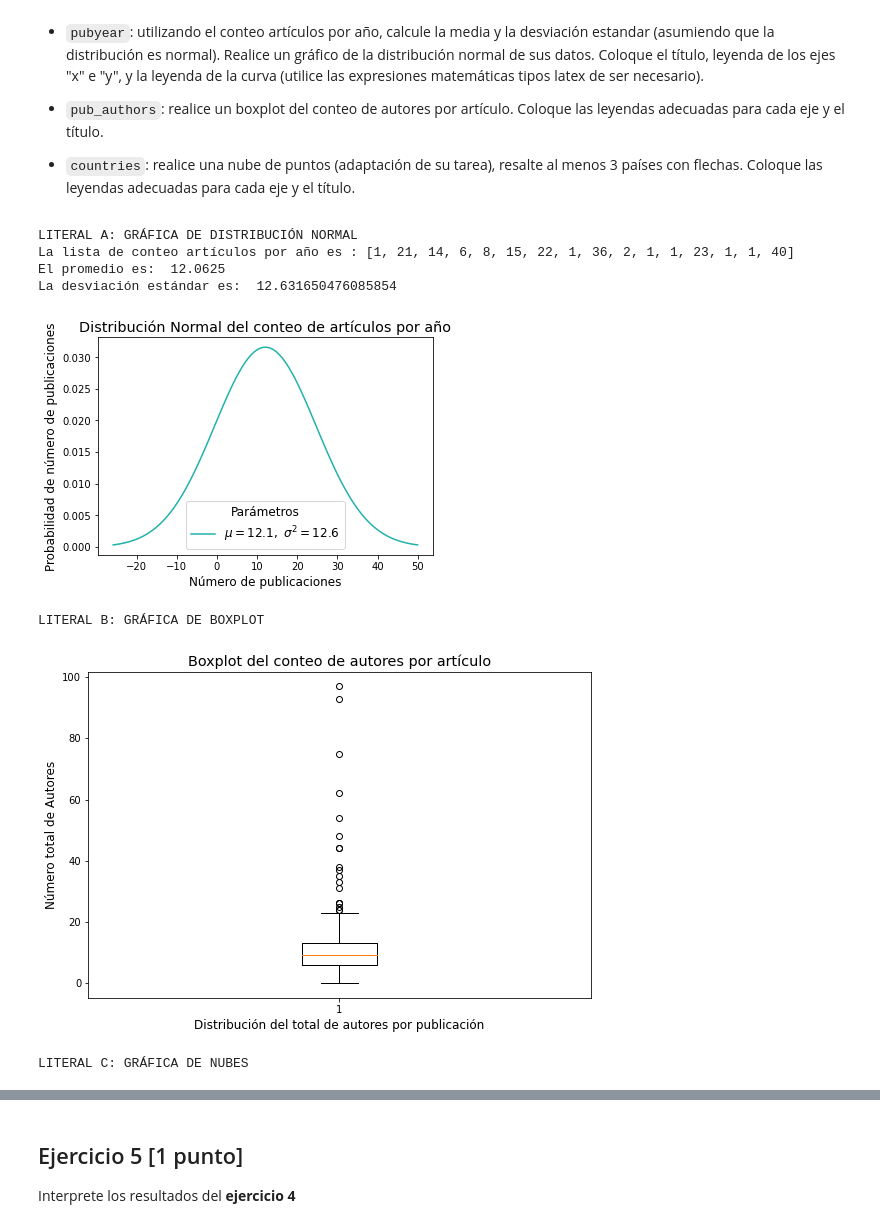
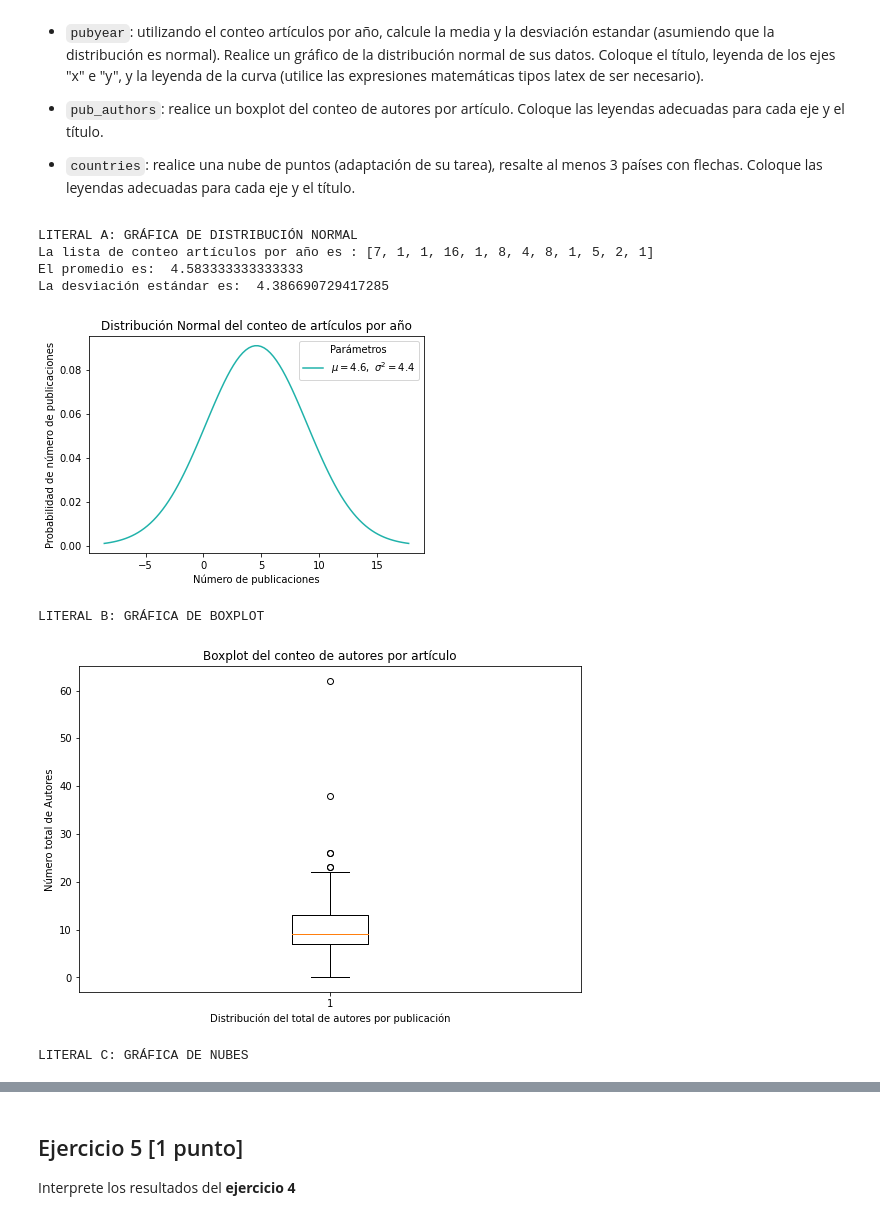
Before and after one commit to MichellS3/GBI6_ExamenPython, a Jupyter notebook: 2021II_GBI6_ExamenParcialPython.ipynb, the cells around one changed output, grey strips where cells are left out. Cells and saved outputs as stored; diff of their text form; code cells hidden in the pictures.

Commit message:
Shirley Salcan cambio los resultados por la busqueda Ecuador Genomics {Title/Abstract]

````diff
--- a/2021II_GBI6_ExamenParcialPython.ipynb
+++ b/2021II_GBI6_ExamenParcialPython.ipynb
@@ -75,7 +75,7 @@
 ```
 # %%
 import re
-a=msc.download_pubmed('Ecuador genomics')
+a=msc.download_pubmed('Ecuador genomics[title/abstract]')
 b=re.findall(r'[DIMP]{4}\-.*\d\n',a)
 print ('El número de artículos es: ', len(b))
 print ('El PMID del primero artículo es: ',b[0])
@@ -179,7 +179,7 @@ print ('LITERAL B: GRÁFICA DE BOXPLOT')
 i = k2.iloc[:,1]
 s = pd.Series(i)
 s1 = s.tolist()
-s1.pop(79) #Eliminamos el dato atípico
+#s1.pop(79) #Eliminamos el dato atípico
 fig = plt.figure(1, figsize=(9, 6))
 ax = fig.add_subplot(111)
 bp = ax.boxplot(s1)
@@ -201,37 +201,37 @@ with open('Data/countries.txt') as f:
     for row in csvr:
         zip_coordinates[row['name']] = [float(row['latitude']),
                                            float(row['longitude'])]
 code = []
 long = []
 lat = []
 count = s
 for inte in su:
     if inte in zip_coordinates.keys():
         code.append(inte)
         lat.append(zip_coordinates[inte][0])
         long.append(zip_coordinates[inte][1])
 plt.scatter(long, lat, s = count, c= count)
 plt.colorbar()
 ard = dict(arrowstyle="->")
 plt.annotate('Ecuador', xy = (-78.183406, -1.831239),
                xytext = (-75.25, 1), arrowprops = ard)
 plt.annotate('Guatemala', xy = (-90.230759, 15.783471),
                xytext = (-110, 20.4292), arrowprops= ard)
 plt.annotate('United States of America', xy = (-95.712891, 37.09024),
                xytext = (-85.1106, 45.3736), arrowprops= ard)
 params = plt.gcf()
 plSize = params.get_size_inches()
 params.set_size_inches( (plSize[0] * 3, plSize[1] * 3) )
 plt.xlabel('Longitud')
 plt.ylabel('Latitud')
 plt.title('Mapa de nubes, distribución de autores por país')
 plt.show()
 # %% [output]
 LITERAL A: GRÁFICA DE DISTRIBUCIÓN NORMAL
-La lista de conteo artículos por año es : [1, 21, 14, 6, 8, 15, 22, 1, 36, 2, 1, 1, 23, 1, 1, 40]
-El promedio es:  12.0625
-La desviación estándar es:  12.631650476085854
+La lista de conteo artículos por año es : [7, 1, 1, 16, 1, 8, 4, 8, 1, 5, 2, 1]
+El promedio es:  4.583333333333333
+La desviación estándar es:  4.386690729417285
-[figure, old version]
+[figure, new version]
 LITERAL B: GRÁFICA DE BOXPLOT
-[figure, old version]
+[figure, new version]
 LITERAL C: GRÁFICA DE NUBES
````
Also changed, not shown: parts of 4 cells of this notebook.
